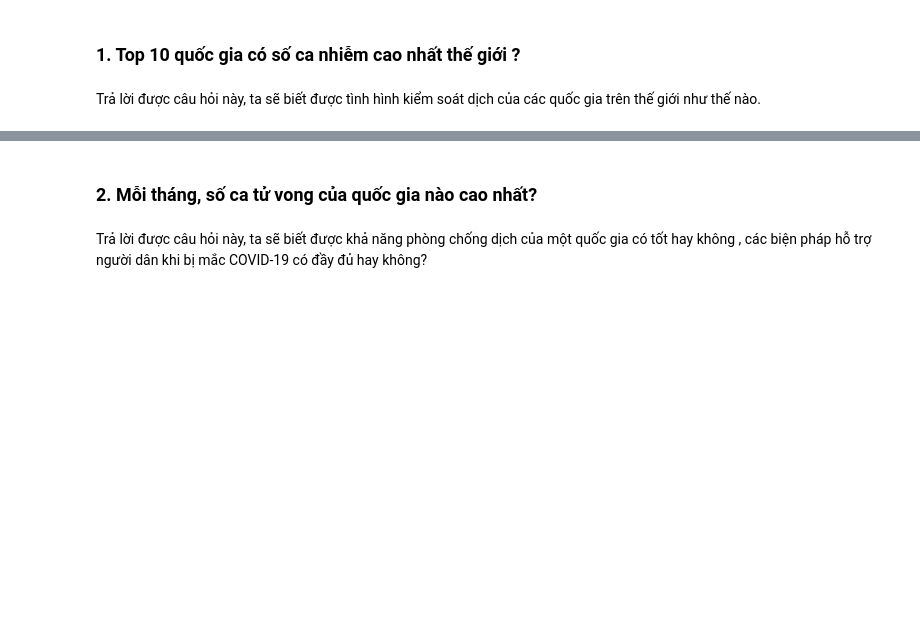
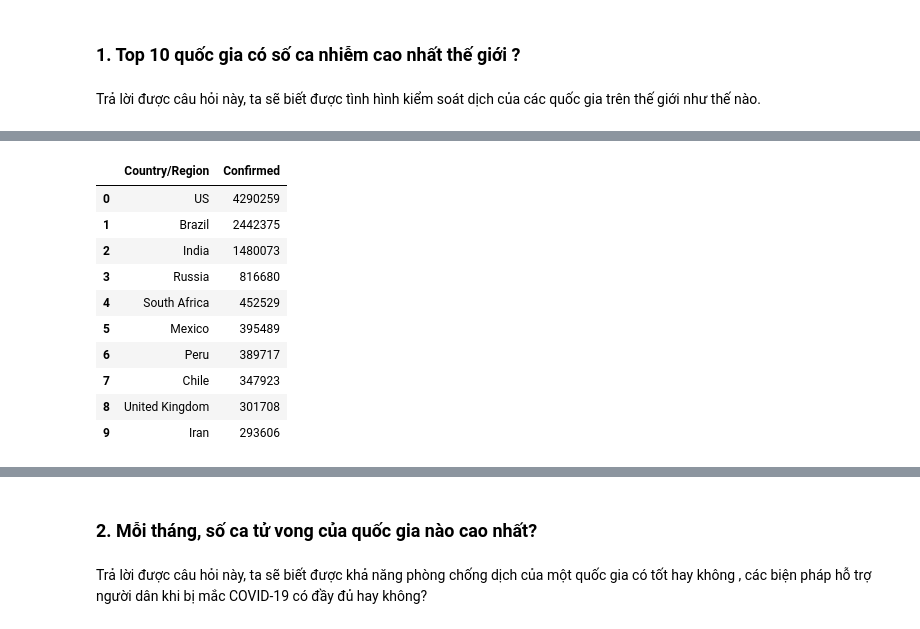
Before and after one commit to thanhtruong1712/DACK_LTKHDL, a Jupyter notebook: FinalProject.ipynb, the cells around one changed output, grey strips where cells are left out. Saved outputs shown, nothing was run; the diff lists cells and outputs as text; code cells hidden in the pictures; blank space fills up the shorter version.

```diff
--- a/FinalProject.ipynb
+++ b/FinalProject.ipynb
@@ -105,0 +114,16 @@ Trả lời được câu hỏi này, ta sẽ biết được tình hình kiểm
+# %%
+d= df.loc[df['Date'] == df['Date'].max()]
+top_country = d.groupby('Country/Region')['Confirmed'].sum().sort_values(ascending=False).head(10).reset_index()
+top_country
+# %% [output]
+|  | Country/Region | Confirmed |
+| 0 | US | 4290259 |
+| 1 | Brazil | 2442375 |
+| 2 | India | 1480073 |
+| 3 | Russia | 816680 |
+| 4 | South Africa | 452529 |
+| 5 | Mexico | 395489 |
+| 6 | Peru | 389717 |
+| 7 | Chile | 347923 |
+| 8 | United Kingdom | 301708 |
+| 9 | Iran | 293606 |
```
Also changed, not shown: parts of 15 cells of this notebook.
